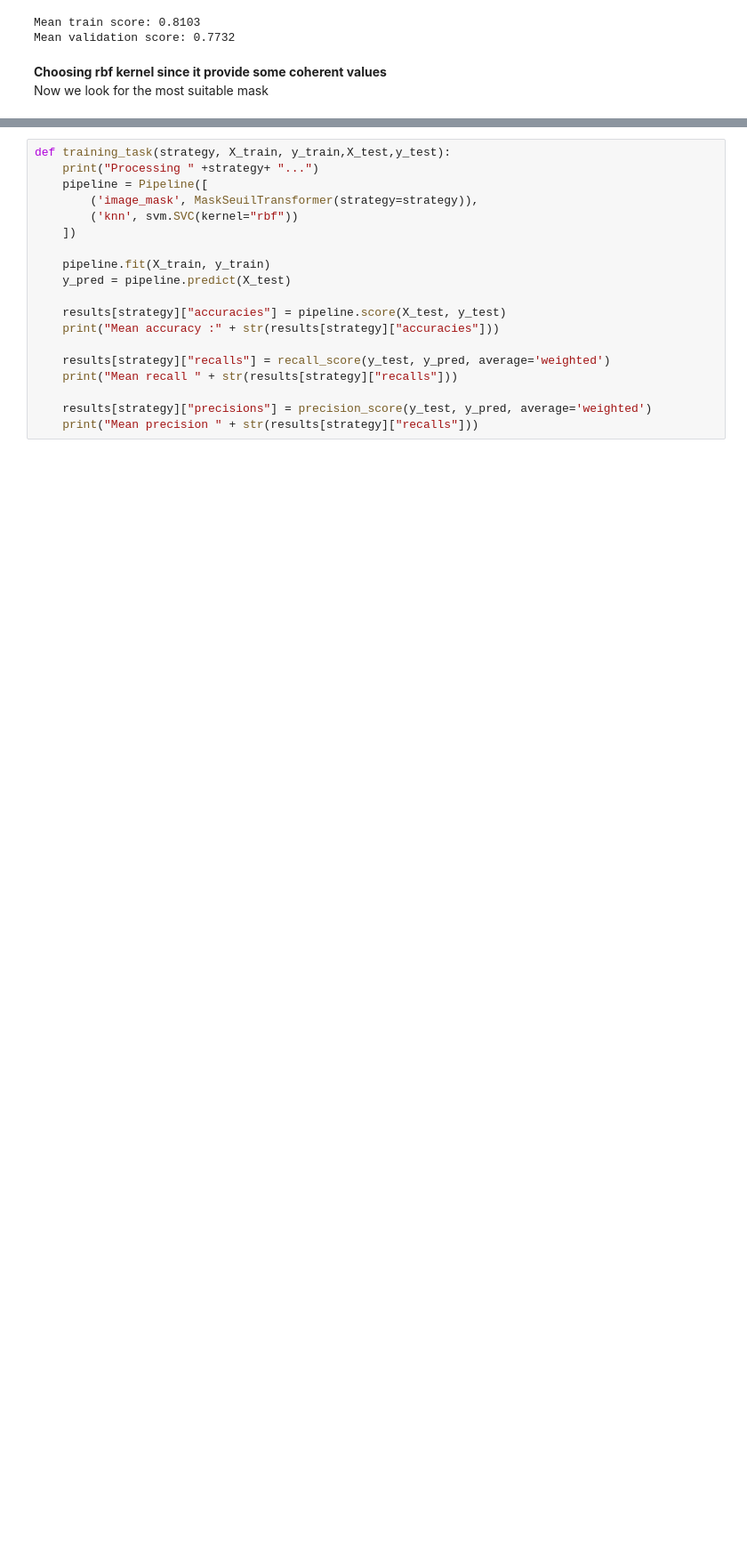
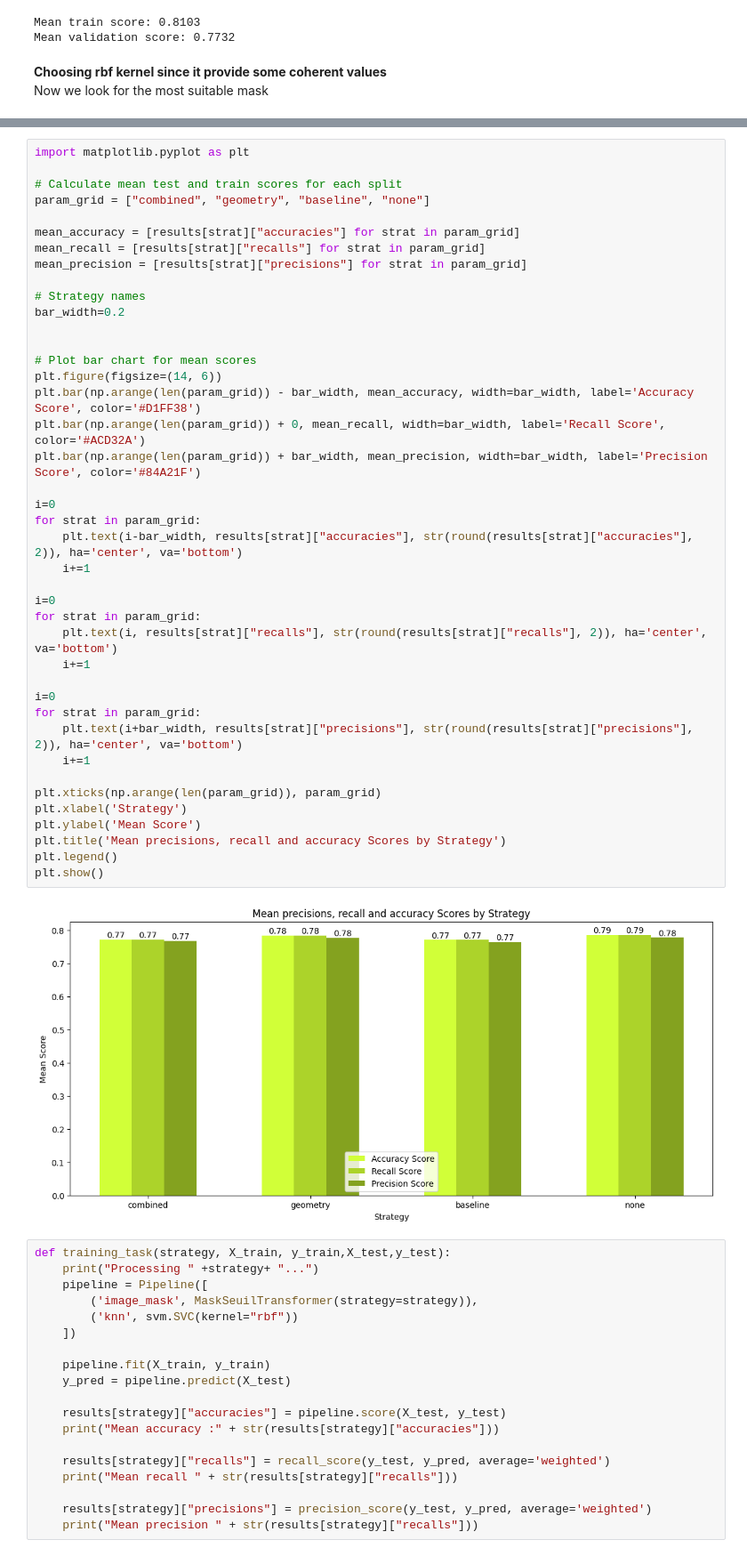
Before and after one commit to lucas066001/IllnessRecognition, a Jupyter notebook: app/ml/modelsFindingThreeClasses.ipynb, the cells around one changed output, grey strips where cells are left out. Shown at 89% size. Drawn from its saved outputs; the diff is of its cells as text; blank space fills up the shorter version.

```diff
--- a/app/ml/modelsFindingThreeClasses.ipynb
+++ b/app/ml/modelsFindingThreeClasses.ipynb
@@ -790,3 +821,46 @@ RuntimeError: cannot join thread before it is started
+# %%
+import matplotlib.pyplot as plt
+
+# Calculate mean test and train scores for each split
+param_grid = ["combined", "geometry", "baseline", "none"]
+
+mean_accuracy = [results[strat]["accuracies"] for strat in param_grid]
+mean_recall = [results[strat]["recalls"] for strat in param_grid]
+mean_precision = [results[strat]["precisions"] for strat in param_grid]
+
+# Strategy names
+bar_width=0.2
+
+
+# Plot bar chart for mean scores
+plt.figure(figsize=(14, 6))
+plt.bar(np.arange(len(param_grid)) - bar_width, mean_accuracy, width=bar_width, label='Accuracy Score', color='#D1FF38')
+plt.bar(np.arange(len(param_grid)) + 0, mean_recall, width=bar_width, label='Recall Score', color='#ACD32A')
+plt.bar(np.arange(len(param_grid)) + bar_width, mean_precision, width=bar_width, label='Precision Score', color='#84A21F')
+
+i=0
+for strat in param_grid:
+    plt.text(i-bar_width, results[strat]["accuracies"], str(round(results[strat]["accuracies"], 2)), ha='center', va='bottom')
+    i+=1
+
+i=0
+for strat in param_grid:
+    plt.text(i, results[strat]["recalls"], str(round(results[strat]["recalls"], 2)), ha='center', va='bottom')
+    i+=1
+
+i=0
+for strat in param_grid:
+    plt.text(i+bar_width, results[strat]["precisions"], str(round(results[strat]["precisions"], 2)), ha='center', va='bottom')
+    i+=1
+
+plt.xticks(np.arange(len(param_grid)), param_grid)
+plt.xlabel('Strategy')
+plt.ylabel('Mean Score')
+plt.title('Mean precisions, recall and accuracy Scores by Strategy')
+plt.legend()
+plt.show()
+# %% [output]
+[figure, added]
 # %%
 def training_task(strategy, X_train, y_train,X_test,y_test):
     print("Processing " +strategy+ "...")
```
Also changed, not shown: parts of 3 cells of this notebook.
